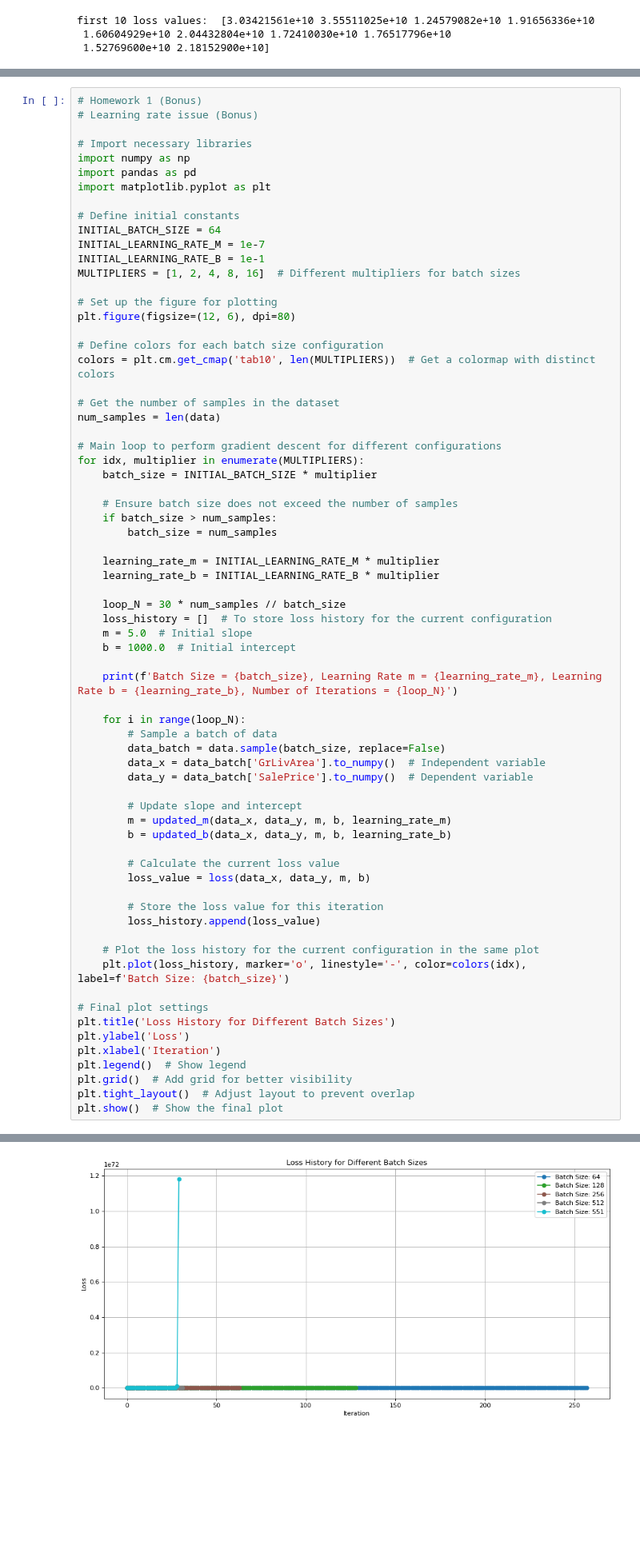
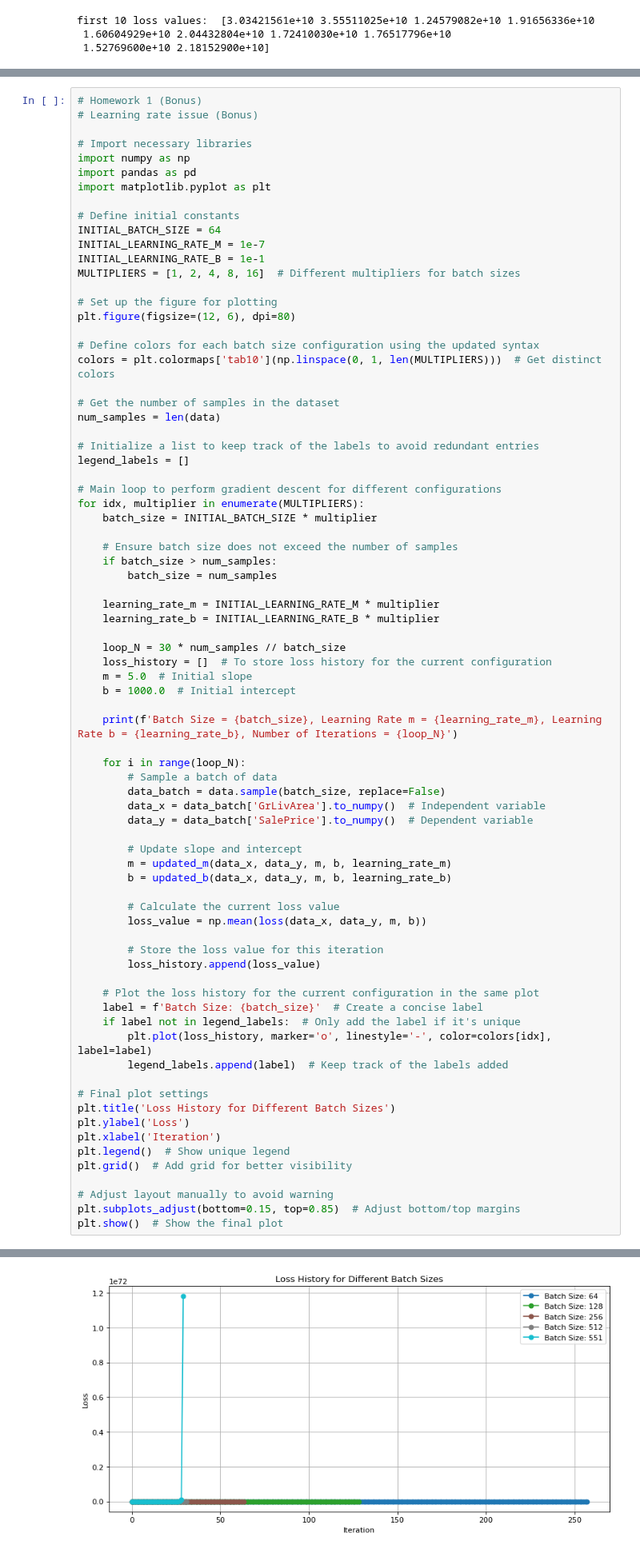
Before and after one commit to argonne-lcf/ai-science-training-series, a Jupyter notebook: 01_intro_AI_on_Supercomputer/01_linear_regression_sgd.ipynb, the cells around one changed output, grey strips where cells are left out. Shown at 80% size. Saved outputs shown, nothing was run; the diff lists cells and outputs as text; blank space fills up the shorter version.

```diff
--- a/01_intro_AI_on_Supercomputer/01_linear_regression_sgd.ipynb
+++ b/01_intro_AI_on_Supercomputer/01_linear_regression_sgd.ipynb
@@ -528,11 +528,14 @@ MULTIPLIERS = [1, 2, 4, 8, 16]  # Different multipliers for batch sizes
 # Set up the figure for plotting
 plt.figure(figsize=(12, 6), dpi=80)
 
-# Define colors for each batch size configuration
-colors = plt.cm.get_cmap('tab10', len(MULTIPLIERS))  # Get a colormap with distinct colors
+# Define colors for each batch size configuration using the updated syntax
+colors = plt.colormaps['tab10'](np.linspace(0, 1, len(MULTIPLIERS)))  # Get distinct colors
 
 # Get the number of samples in the dataset
 num_samples = len(data)
+
+# Initialize a list to keep track of the labels to avoid redundant entries
+legend_labels = []
 
 # Main loop to perform gradient descent for different configurations
 for idx, multiplier in enumerate(MULTIPLIERS):
@@ -554,35 +557,40 @@ for idx, multiplier in enumerate(MULTIPLIERS):
 
     for i in range(loop_N):
         # Sample a batch of data
         data_batch = data.sample(batch_size, replace=False)
         data_x = data_batch['GrLivArea'].to_numpy()  # Independent variable
         data_y = data_batch['SalePrice'].to_numpy()  # Dependent variable
 
         # Update slope and intercept
         m = updated_m(data_x, data_y, m, b, learning_rate_m)
         b = updated_b(data_x, data_y, m, b, learning_rate_b)
 
         # Calculate the current loss value
-        loss_value = loss(data_x, data_y, m, b)
+        loss_value = np.mean(loss(data_x, data_y, m, b))
 
         # Store the loss value for this iteration
         loss_history.append(loss_value)
 
     # Plot the loss history for the current configuration in the same plot
-    plt.plot(loss_history, marker='o', linestyle='-', color=colors(idx), label=f'Batch Size: {batch_size}')
+    label = f'Batch Size: {batch_size}'  # Create a concise label
+    if label not in legend_labels:  # Only add the label if it's unique
+        plt.plot(loss_history, marker='o', linestyle='-', color=colors[idx], label=label)
+        legend_labels.append(label)  # Keep track of the labels added
 
 # Final plot settings
 plt.title('Loss History for Different Batch Sizes')
 plt.ylabel('Loss')
 plt.xlabel('Iteration')
-plt.legend()  # Show legend
+plt.legend()  # Show unique legend
 plt.grid()  # Add grid for better visibility
-plt.tight_layout()  # Adjust layout to prevent overlap
+
+# Adjust layout manually to avoid warning
+plt.subplots_adjust(bottom=0.15, top=0.85)  # Adjust bottom/top margins
 plt.show()  # Show the final plot
 # %% [output]
 Batch Size = 64, Learning Rate m = 1e-07, Learning Rate b = 0.1, Number of Iterations = 258
 Batch Size = 128, Learning Rate m = 2e-07, Learning Rate b = 0.2, Number of Iterations = 129
 Batch Size = 256, Learning Rate m = 4e-07, Learning Rate b = 0.4, Number of Iterations = 64
 Batch Size = 512, Learning Rate m = 8e-07, Learning Rate b = 0.8, Number of Iterations = 32
 Batch Size = 551, Learning Rate m = 1.6e-06, Learning Rate b = 1.6, Number of Iterations = 30
-[figure, old version]
+[figure, new version]
```
Also changed, not shown: parts of 2 cells of this notebook.
